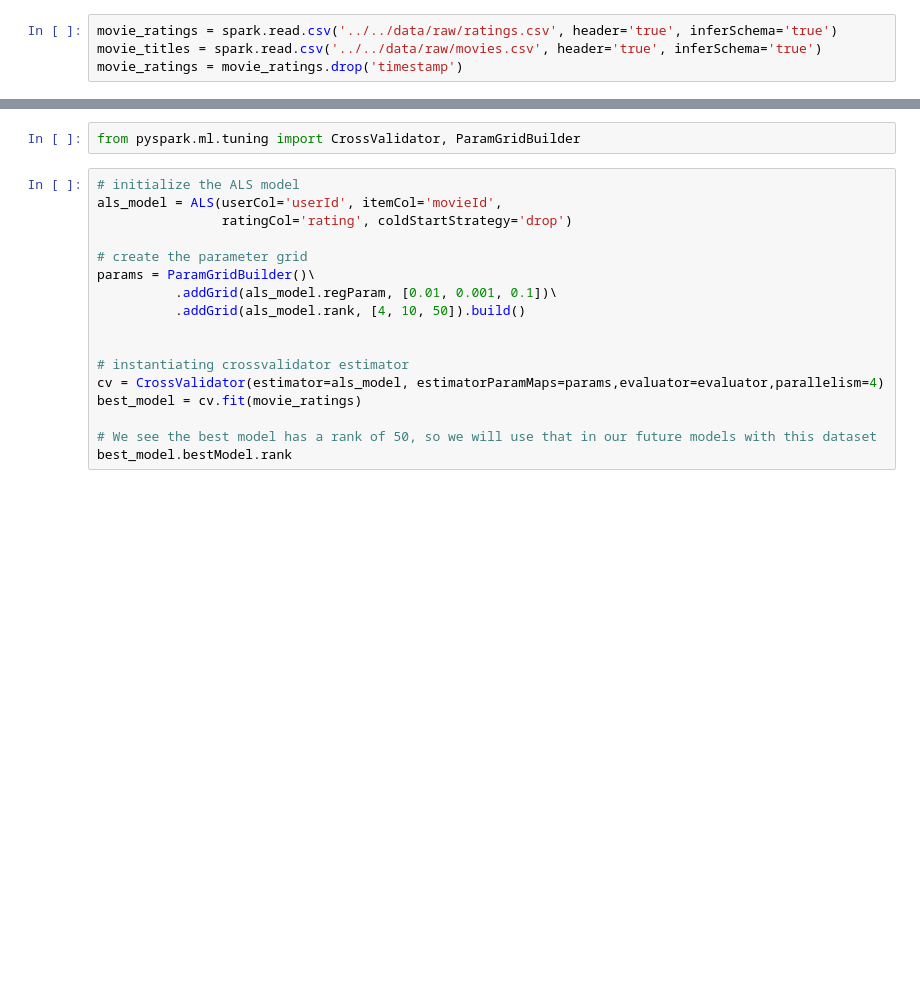
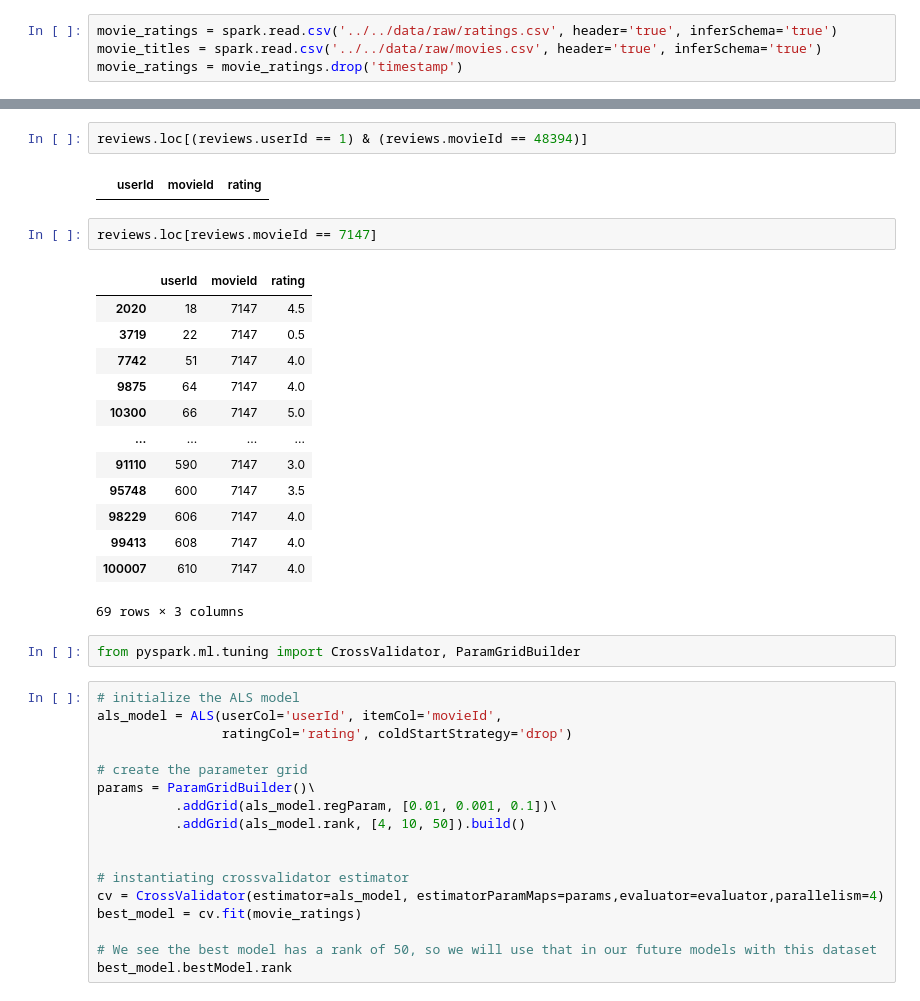
Before and after one commit to aabrahamson3/movie-rec, a Jupyter notebook: notebooks/exploratory/1.0-aa-eda.ipynb, the cells around one changed output, grey strips where cells are left out. Cells and saved outputs as stored; diff of their text form; blank space fills up the shorter version.

```diff
--- a/notebooks/exploratory/1.0-aa-eda.ipynb
+++ b/notebooks/exploratory/1.0-aa-eda.ipynb
@@ -137,3 +200,23 @@ Root-mean-square error = 1.0018624688786033
+# %%
+reviews.loc[(reviews.userId == 1) & (reviews.movieId == 48394)]
+# %% [output]
+|  | userId | movieId | rating |
+# %%
+reviews.loc[reviews.movieId == 7147]
+# %% [output]
+|  | userId | movieId | rating |
+| 2020 | 18 | 7147 | 4.5 |
+| 3719 | 22 | 7147 | 0.5 |
+| 7742 | 51 | 7147 | 4.0 |
+| 9875 | 64 | 7147 | 4.0 |
+| 10300 | 66 | 7147 | 5.0 |
+| ... | ... | ... | ... |
+| 91110 | 590 | 7147 | 3.0 |
+| 95748 | 600 | 7147 | 3.5 |
+| 98229 | 606 | 7147 | 4.0 |
+| 99413 | 608 | 7147 | 4.0 |
+| 100007 | 610 | 7147 | 4.0 |
+69 rows × 3 columns
 # %%
 from pyspark.ml.tuning import CrossValidator, ParamGridBuilder
 # %%
```
Also changed, not shown: parts of 25 cells of this notebook.
